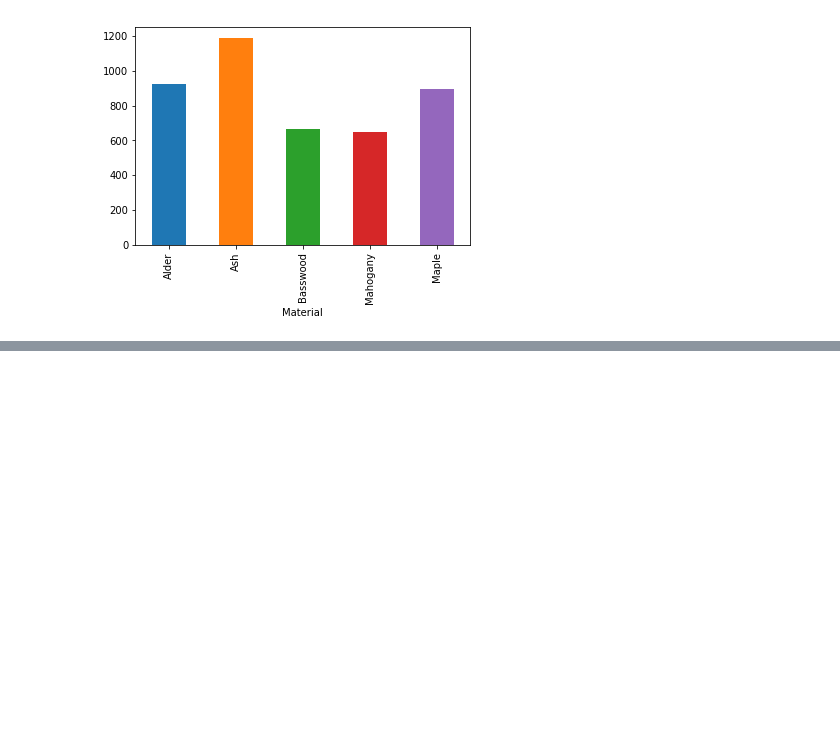
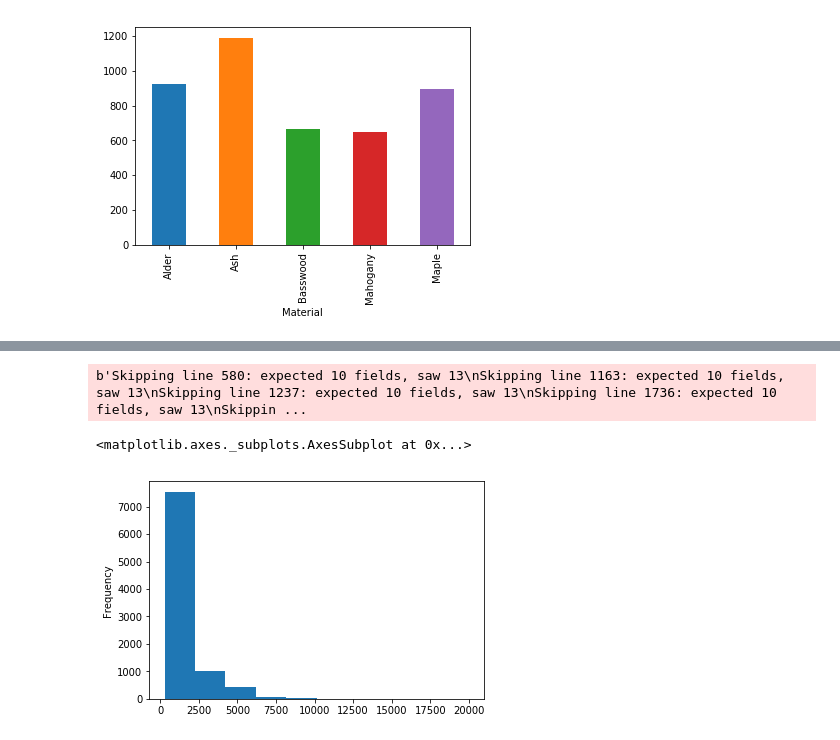
Before and after one commit to rsmmnt/trrr, a Jupyter notebook: guitars.ipynb, the cells around one changed output, grey strips where cells are left out. Drawn from its saved outputs; the diff is of its cells as text; code cells hidden in the pictures; blank space fills up the shorter version.

```diff
--- a/guitars.ipynb
+++ b/guitars.ipynb
@@ -153,0 +160,11 @@ pr.plot.bar()
+# %%
+data = pd.read_csv("fendersnew.csv",quotechar="'",error_bad_lines=False)
+data['Price'] = pd.to_numeric(data['Price'], errors='coerce', downcast='float')
+data['Year'] = pd.to_numeric(data['Year'], errors='coerce', downcast='integer')
+# %% [output]
+b'Skipping line 580: expected 10 fields, saw 13\nSkipping line 1163: expected 10 fields, saw 13\nSkipping line 1237: expected 10 fields, saw 13\nSkipping line 1736: expected 10 fields, saw 13\nSkippin ...
+# %%
+data[data['Price'] < 20000]['Price'].plot.hist()
+# %% [output]
+<matplotlib.axes._subplots.AxesSubplot at 0x...>
+[figure, added]
```
Also changed, not shown: parts of 19 cells of this notebook, 3 other files.
